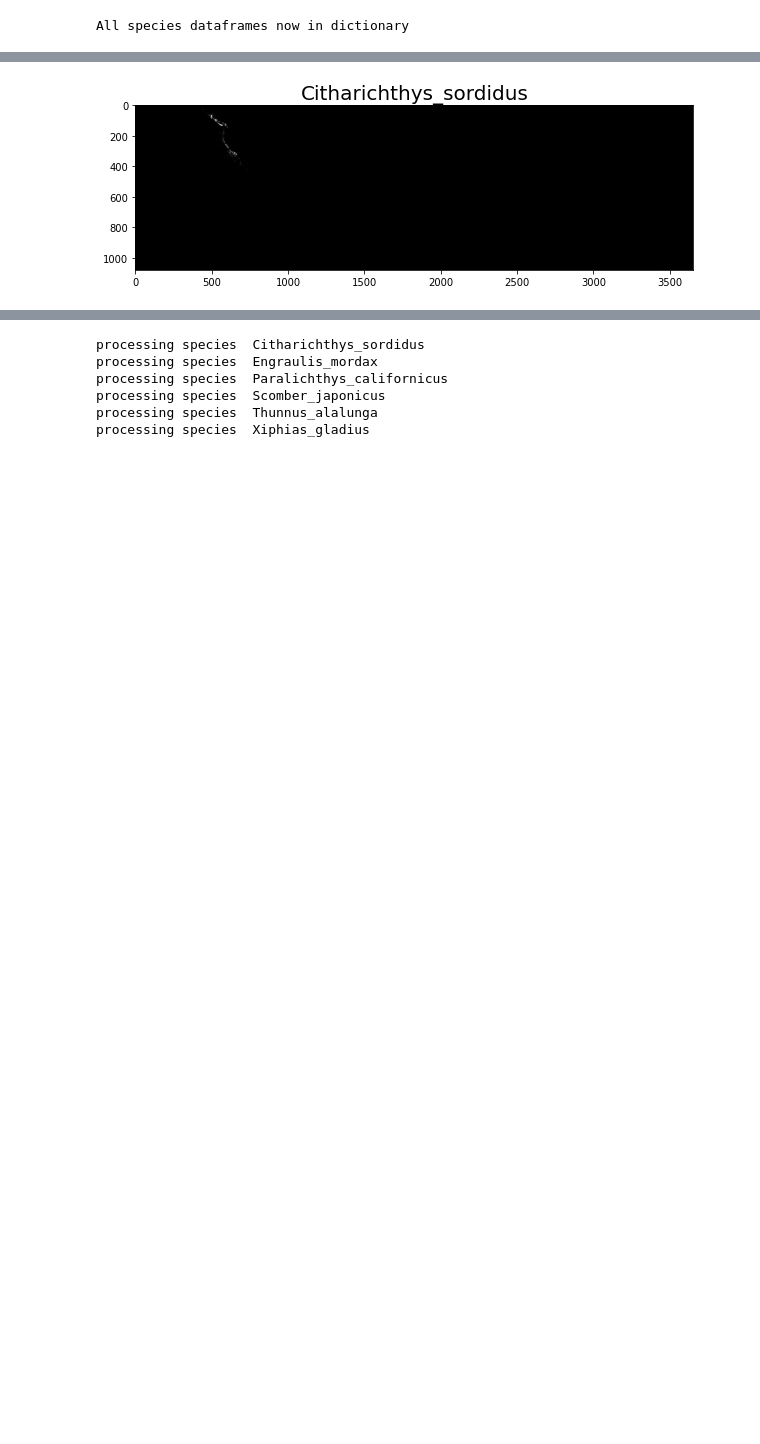
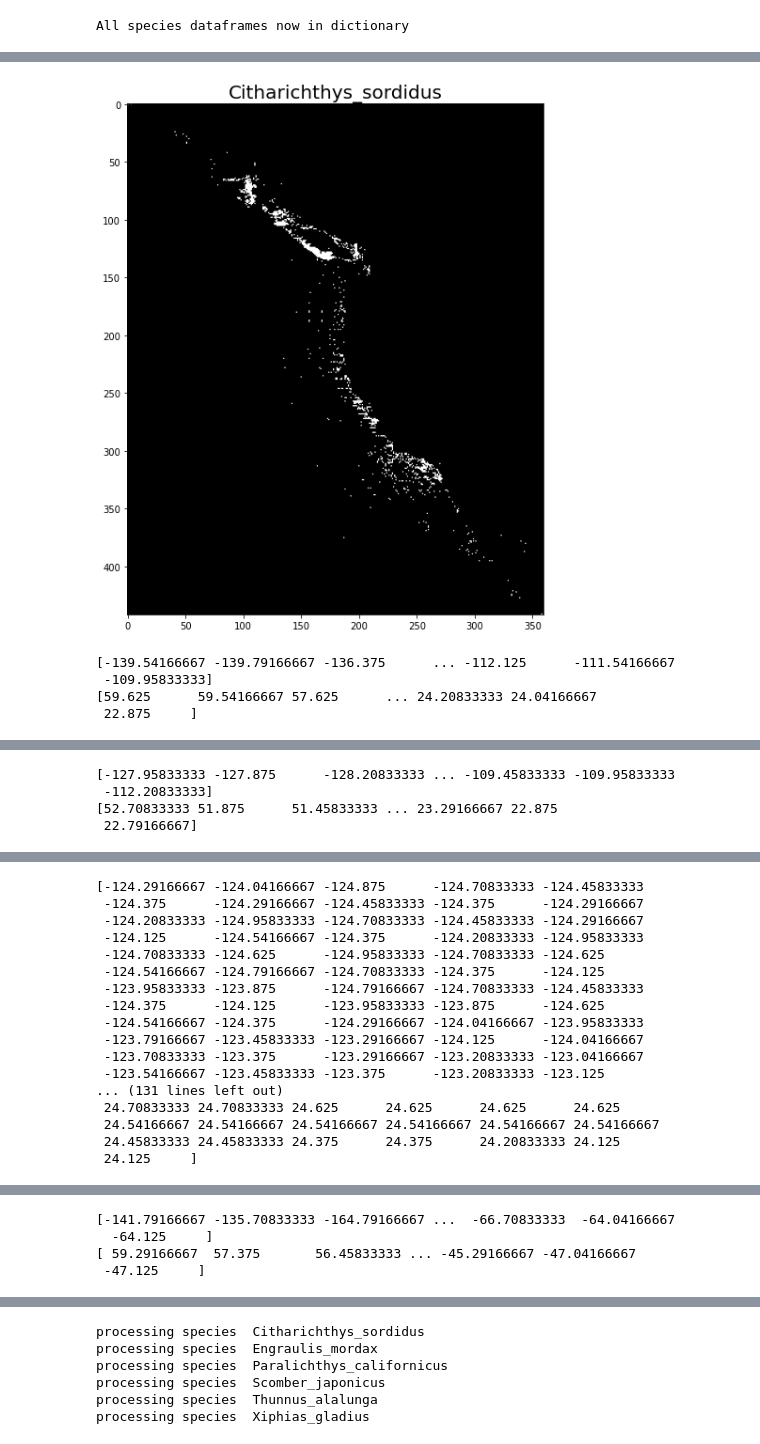
Before and after one commit to maddie-aos/CPSC_597, a Jupyter notebook: dnn_code/step3_create_pred_raster.ipynb, the cells around one changed output, grey strips where cells are left out. Saved outputs shown, nothing was run; the diff lists cells and outputs as text; code cells hidden in the pictures; blank space fills up the shorter version.

```diff
--- a/dnn_code/step3_create_pred_raster.ipynb
+++ b/dnn_code/step3_create_pred_raster.ipynb
@@ -33,7 +33,7 @@ else:
 All species dataframes now in dictionary
 # %%
 for key in species_occ_dict:
-    #load occurrence data and set initial projection
+#    #load occurrence data and set initial projection
     data=species_occ_dict[key]
     spec = key
 
@@ -42,9 +42,9 @@ for key in species_occ_dict:
     data["present/pseudo_absent"]=1
     geo_data=gpd.GeoDataFrame(data, geometry='coordinates',crs='epsg:4326')
 
-    #change projection to azimuthal equidistant to calculate 1000km buffer around point
+    #change projection to azimuthal equidistant to calculate 500m buffer around point
     geo_data = geo_data.to_crs('esri:54032')
-    buffer=geo_data.buffer(5*5)
+    buffer=geo_data.buffer(0.5*0.5)
     buffer=buffer.to_crs(epsg=4326)
 
     #create single large polygon from individual buffers
@@ -54,21 +54,17 @@ for key in species_occ_dict:
     raster=rasterio.open(file_dir+'/modified_data/stacked_bio_oracle/bio_oracle_stacked.tif')
 
     #specify output tif:
-    out_tif = (file_dir+'/modified_data/species_rasters/%s_raster_clip.tif'%spec)
+    out_tif = (file_dir+'/modified_data/species_rasters/%s_staccked.tif'%spec)
 
     #clip the raster:
-    out_img, out_transform = mask(dataset=raster, shapes=[union_buffer],crop=True)
+    out_img, out_transform= mask(dataset=raster,shapes=[union_buffer],crop=True)
 
     # Copy the metadata
     out_meta = raster.meta.copy()
 
     # Parse EPSG code
     epsg_code = int(raster.crs.data['init'][5:])
-    out_meta.update({"driver": "GTiff",
-                     "height": out_img.shape[1],
-                     "width": out_img.shape[2],
-                     "transform": out_transform,
-                     "crs": pycrs.parse.from_epsg_code(epsg_code).to_proj4()})
+    out_meta.update({"driver": "GTiff", "height": out_img.shape[1], "width": out_img.shape[2],"transform": out_transform,"crs": pycrs.parse.from_epsg_code(epsg_code).to_proj4()})
 
     with rasterio.open(out_tif, "w", **out_meta) as dest:
             dest.write(out_img)
@@ -75,11 +111,10 @@ for key in species_occ_dict:
 # %%
 for key in species_occ_dict:
-
+#
     presence_data = species_occ_dict[key]
     presence_data.rename(columns = {'decimalLongitude':'decimal_longitude', 'decimalLatitude':'decimal_latitude',}, inplace = True)
     presence_data["present/pseudo_absent"]=1
     spec = key
-
 
     long=presence_data["decimal_longitude"]
     lati=presence_data["decimal_latitude"]
@@ -87,10 +122,12 @@ for key in species_occ_dict:
     lati=pd.Series.tolist(lati)
 
     #read raster
-    src=rasterio.open(file_dir+'/modified_data/species_rasters/%s_raster_clip.tif'%spec)
+    src=rasterio.open(file_dir+'/modified_data/species_rasters/%s_staccked.tif'%spec)
     array=src.read_masks(1)
 
-    # set raster cell mask values of presence locations to threshold value (=1) to exclude them from pseudo-absence sampling
+
+
+    #set raster cell mask values of presence locations to threshold value (=1) to exclude them from pseudo-absence sampling
     for i in range(0,len(presence_data)):
         row,col=src.index(long[i],lati[i])
         array[row,col]=1
@@ -106,18 +143,18 @@ for key in species_occ_dict:
 
 
     #sample random locations from raster excludin presence cells
-    r = gdal.Open(file_dir+'/modified_data/species_rasters/%s_raster_clip.tif'%spec)
+    r = gdal.Open(file_dir+'/modified_data/species_rasters/%s_staccked.tif'%spec)
     (upper_left_x, x_size, x_rotation, upper_left_y, y_rotation, y_size) = r.GetGeoTransform()
 
 
     x_coords = x_index * x_size + upper_left_x + (x_size / 2) #add half the cell size
     y_coords = y_index * y_size + upper_left_y + (y_size / 2) #to centre the point
 
-    #print(x_coords)
-    #print(y_coords)
+    print(x_coords)
+    print(y_coords)
 
     lon_lat_array=np.stack((x_coords,y_coords)).T
-    random_sample_size= np.random.randint(500,1000)
+    random_sample_size= np.random.randint(10000,50000)
 
     random_sample_lon_lats=lon_lat_array[np.random.choice(lon_lat_array.shape[0], random_sample_size), :] ##
 
@@ -134,32 +171,36 @@ for key in species_occ_dict:
         latitude=item[1]
         lon.append(longitude)
         lat.append(latitude)
 
 
 
     #Dataset including occurrences and pseudo-absence points
     new_data=pd.DataFrame({"gbif_id": gbif,"taxon_name":taxon,"decimal_longitude": lon, "decimal_latitude":lat, "present/pseudo_absent": psa})
     data=pd.concat([presence_data,new_data],ignore_index=True)
     data=data[['taxon_name','gbif_id','decimal_longitude','decimal_latitude','present/pseudo_absent']]
     data["taxon_name"]=spec
     data["row_n"]=np.arange(len(data))
 
     long=data["decimal_longitude"]
     lati=data["decimal_latitude"]
     long=pd.Series.tolist(long)
     lati=pd.Series.tolist(lati)
 
 
 
     #read raster
-    src=rasterio.open(file_dir+'/modified_data/species_rasters/%s_raster_clip.tif'%spec)
+    src=rasterio.open(file_dir+'/modified_data/species_rasters/%s_staccked.tif'%spec)
     array = src.read_masks(1)
 
 
 
     data=data.reset_index(drop=True)
     data.to_csv(file_dir + "/modified_data/spec_ppa/%s_ppa_dataframe.csv"%spec)
 
 #next species
 # %% [output]
-[figure, old version]
+[figure, new version]
+[-139.54166667 -139.79166667 -136.375      ... -112.125      -111.54166667
+ -109.95833333]
+[59.625      59.54166667 57.625      ... 24.20833333 24.04166667
+ 22.875     ]
@@ -166,0 +208,4 @@ for key in species_occ_dict:
+[-127.95833333 -127.875      -128.20833333 ... -109.45833333 -109.95833333
+ -112.20833333]
+[52.70833333 51.875      51.45833333 ... 23.29166667 22.875
+ 22.79166667]
@@ -168 +213,22 @@ for key in species_occ_dict:
+[-124.29166667 -124.04166667 -124.875      -124.70833333 -124.45833333
+ -124.375      -124.29166667 -124.45833333 -124.375      -124.29166667
+ -124.20833333 -124.95833333 -124.70833333 -124.45833333 -124.29166667
+ -124.125      -124.54166667 -124.375      -124.20833333 -124.95833333
+ -124.70833333 -124.625      -124.95833333 -124.70833333 -124.625
+ -124.54166667 -124.79166667 -124.70833333 -124.375      -124.125
+ -123.95833333 -123.875      -124.79166667 -124.70833333 -124.45833333
+ -124.375      -124.125      -123.95833333 -123.875      -124.625
+ -124.54166667 -124.375      -124.29166667 -124.04166667 -123.95833333
+ -123.79166667 -123.45833333 -123.29166667 -124.125      -124.04166667
+ -123.70833333 -123.375      -123.29166667 -123.20833333 -123.04166667
+ -123.54166667 -123.45833333 -123.375      -123.20833333 -123.125
+... (131 lines left out)
+ 24.70833333 24.70833333 24.625      24.625      24.625      24.625
+ 24.54166667 24.54166667 24.54166667 24.54166667 24.54166667 24.54166667
+ 24.45833333 24.45833333 24.375      24.375      24.20833333 24.125
+ 24.125     ]
 [figure]
+[-141.79166667 -135.70833333 -164.79166667 ...  -66.70833333  -64.04166667
+  -64.125     ]
+[ 59.29166667  57.375       56.45833333 ... -45.29166667 -47.04166667
+ -47.125     ]
```
Also changed, not shown: parts of 8 cells of this notebook, 44 other files.
